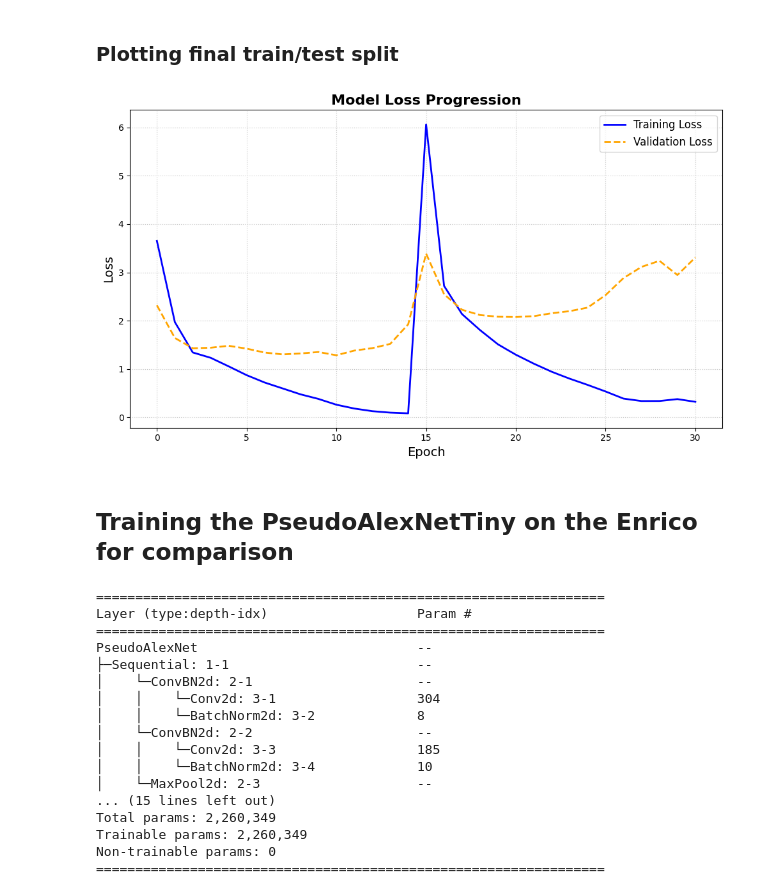
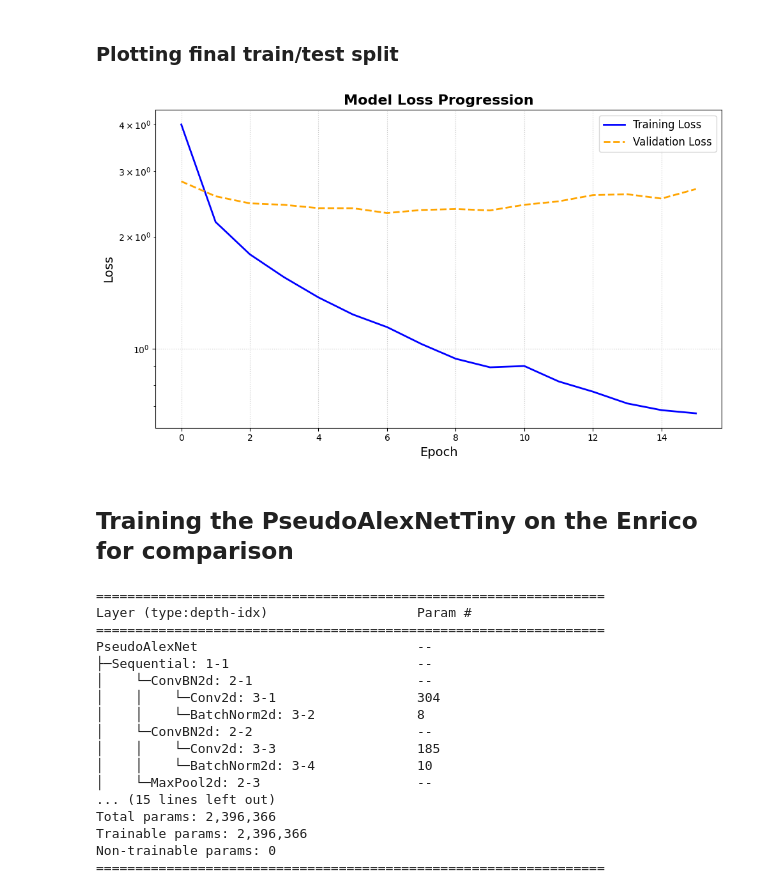
Before and after one commit to madbulgarianfromukraine/modeling_cvs, a Jupyter notebook: src/simple_model/simple_tiny_example.ipynb, the cells around one changed output. Drawn from its saved outputs; the diff is of its cells as text; code cells hidden in the pictures.

```diff
--- a/src/simple_model/simple_tiny_example.ipynb
+++ b/src/simple_model/simple_tiny_example.ipynb
@@ -360,39 +210,24 @@ Finished drift_1 training in 64.37 seconds
-# %%
-universal_base = v2.Compose([
-    v2.ToImage(),
-    v2.ToDtype(torch.uint8, scale=True),
-    v2.Resize(size=(320,180)),
-    v2.ToDtype(torch.float32, scale=True),
-    v2.Normalize(mean=[np.float32(0.8120752), np.float32(0.69213367), np.float32(0.76717395)], std=[np.float32(0.27568495), np.float32(0.35437098), np.float32(0.24276732)], inplace=False)
-])
-
-SEED=317
-full_screen_train_dataset, full_screen_val_dataset, full_screen_test_dataset = CustomEnricoDataset.create_splits(
-    root="/kaggle/input/datasets/nazariyyuchnovskiy/enricoscreenshotsandwireframes",
-    seed=SEED,
-    use_wireframes=True,
-    transform=universal_base,
-    augment_for_each=[],
-    transform_to_class={},
-    allowed_classes=None
-)
 # %%
-batch_size = 128
-full_screen_train_loader = torch.utils.data.DataLoader(full_screen_train_dataset, batch_size=batch_size, shuffle=False, pin_memory=True, num_workers=3)
-full_screen_val_loader = torch.utils.data.DataLoader(full_screen_val_dataset, batch_size=batch_size, shuffle=False, pin_memory=True, num_workers=3)
-full_screen_test_loader = torch.utils.data.DataLoader(full_screen_test_dataset, batch_size=batch_size, shuffle=False, pin_memory=True, num_workers=3)
+full_screen_train_dataset, full_screen_val_dataset, full_screen_test_dataset = CustomEnricoDataset.create_splits(
+    root="/kaggle/input/datasets/nazariyyuchnovskiy/enricoscreenshotsandwireframes",
+    seed=SEED,
+    use_wireframes=True,
+    transform=universal_base,
+    augment_for_each=rare_class_aug,
+    allowed_classes=None
+)
 
-reset_head_last_fc(model, output_features=20)
+full_screen_train_loader = torch.utils.data.DataLoader(full_screen_train_dataset, batch_size=BATCH_SIZE, shuffle=False, pin_memory=True, num_workers=3)
+full_screen_val_loader = torch.utils.data.DataLoader(full_screen_val_dataset, batch_size=BATCH_SIZE, shuffle=False, pin_memory=True, num_workers=3)
+full_screen_test_loader = torch.utils.data.DataLoader(full_screen_test_dataset, batch_size=BATCH_SIZE, shuffle=False, pin_memory=True, num_workers=3)
 # %% [markdown]
 ### 6. Preparation of the parameters for fine-tuning
 # %%
 MAX_WARMUP_EPOCHS = 10
 MAX_DRIFT_EPOCHS = 40
-SEED = 317
 
 loss_fn = nn.NLLLoss()
 optimizer = optim.AdamW(model.parameters(), lr=1e-3, eps=1e-5, weight_decay=1e-3)
-model = model.to(DEVICE)
 val_loss_list_warmup_2 = []
 train_loss_list_warmup_2 = []
 
@@ -459,12 +294,12 @@ Finished drift_2 training in 47.57 seconds
 # %% [markdown]
 ### Plotting final train/test split
 # %%
-train_loss_list = train_loss_list_warmup_1 + train_loss_list_drift_1 + train_loss_list_warmup_2 + train_loss_list_drift_2
-val_loss_list = val_loss_list_warmup_1 + val_loss_list_drift_1 + val_loss_list_warmup_2 + val_loss_list_drift_2
+train_loss_list = train_loss_list_warmup_2 + train_loss_list_drift_2
+val_loss_list = val_loss_list_warmup_2 + val_loss_list_drift_2
 
-plot_learning_curves(train_losses=train_loss_list,val_losses=val_loss_list)
+plot_learning_curves(train_losses=train_loss_list,val_losses=val_loss_list, log_scale=True)
 # %% [output]
-[figure, old version]
+[figure, new version]
 # %% [markdown]
 ## Training the PseudoAlexNetTiny on the Enrico for comparison
 # %%
@@ -485,21 +320,15 @@ full_screen_train_dataset, full_screen_val_dataset, full_screen_test_dataset = C
     seed=SEED,
     use_wireframes=True,
     transform=universal_base,
-    augment_for_each=[],
-    transform_to_class={},
+    augment_for_each=rare_class_aug,
     allowed_classes=None
 )
 
-batch_size = 128
-full_screen_train_loader = torch.utils.data.DataLoader(full_screen_train_dataset, batch_size=batch_size, shuffle=False, pin_memory=True, num_workers=3)
-full_screen_val_loader = torch.utils.data.DataLoader(full_screen_val_dataset, batch_size=batch_size, shuffle=False, pin_memory=True, num_workers=3)
-full_screen_test_loader = torch.utils.data.DataLoader(full_screen_test_dataset, batch_size=batch_size, shuffle=False, pin_memory=True, num_workers=3)
+full_screen_train_loader = torch.utils.data.DataLoader(full_screen_train_dataset, batch_size=BATCH_SIZE, shuffle=False, pin_memory=True, num_workers=3)
+full_screen_val_loader = torch.utils.data.DataLoader(full_screen_val_dataset, batch_size=BATCH_SIZE, shuffle=False, pin_memory=True, num_workers=3)
+full_screen_test_loader = torch.utils.data.DataLoader(full_screen_test_dataset, batch_size=BATCH_SIZE, shuffle=False, pin_memory=True, num_workers=3)
 
 model = PseudoAlexNet(tiny_factor=3, p=0) # with dropout and with LeakyReLU
-
-fc_last_in_features = model.classifier[-1].in_features
-model.classifier[1] = nn.Linear(in_features=10*40*22, out_features=fc_last_in_features)
-model.classifier[-1] = nn.Linear(in_features=fc_last_in_features, out_features=20) # exactly so much classes are in Enrico
 
 loss_fn = nn.NLLLoss()
 optimizer = optim.AdamW(model.parameters(), lr=1e-3, eps=1e-5, weight_decay=1e-3)
@@ -523,8 +352,8 @@ PseudoAlexNet                            --
 │    │    └─BatchNorm2d: 3-4             10
 │    └─MaxPool2d: 2-3                    --
 ... (15 lines left out)
-Total params: 2,260,349
-Trainable params: 2,260,349
+Total params: 2,396,366
+Trainable params: 2,396,366
 Non-trainable params: 0
 =================================================================
 # %%
```
Also changed, not shown: parts of 29 cells of this notebook.
